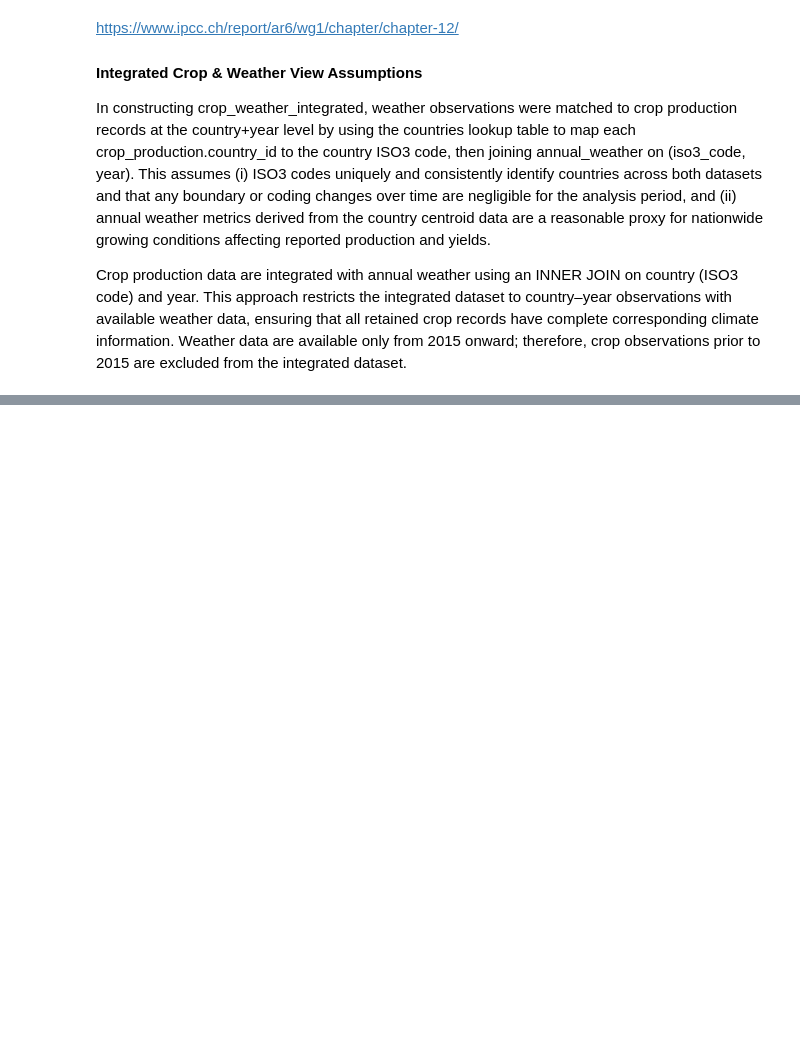
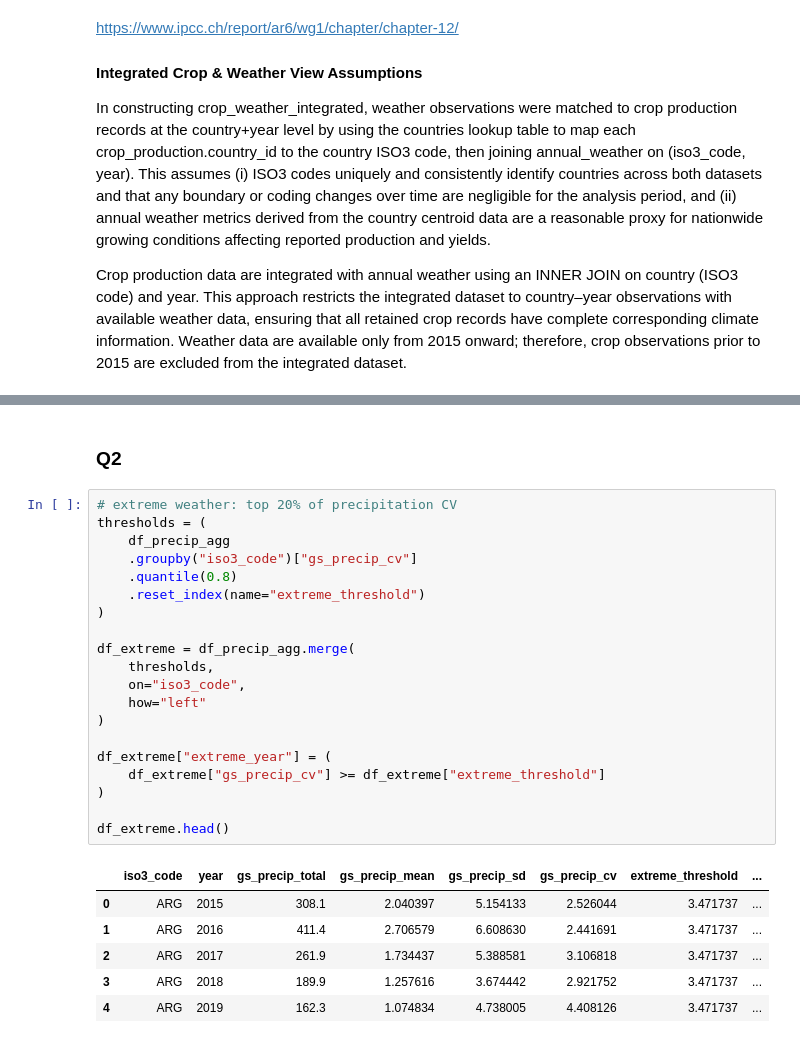
Before and after one commit to clareubc/521d_assignment, a Jupyter notebook: notebooks/Assignment 2.ipynb, the cells around one changed output, grey strips where cells are left out. Saved outputs shown, nothing was run; the diff lists cells and outputs as text; blank space fills up the shorter version.

```diff
--- a/notebooks/Assignment 2.ipynb
+++ b/notebooks/Assignment 2.ipynb
@@ -1120,0 +1288,29 @@ Crop production data are integrated with annual weather using an INNER JOIN on c
+# %% [markdown]
+### Q2
+# %%
+# extreme weather: top 20% of precipitation CV
+thresholds = (
+    df_precip_agg
+    .groupby("iso3_code")["gs_precip_cv"]
+    .quantile(0.8)
+    .reset_index(name="extreme_threshold")
+)
+
+df_extreme = df_precip_agg.merge(
+    thresholds,
+    on="iso3_code",
+    how="left"
+)
+
+df_extreme["extreme_year"] = (
+    df_extreme["gs_precip_cv"] >= df_extreme["extreme_threshold"]
+)
+
+df_extreme.head()
+# %% [output]
+|  | iso3_code | year | gs_precip_total | gs_precip_mean | gs_precip_sd | gs_precip_cv | extreme_threshold | ... |
+| 0 | ARG | 2015 | 308.1 | 2.040397 | 5.154133 | 2.526044 | 3.471737 | ... |
+| 1 | ARG | 2016 | 411.4 | 2.706579 | 6.608630 | 2.441691 | 3.471737 | ... |
+| 2 | ARG | 2017 | 261.9 | 1.734437 | 5.388581 | 3.106818 | 3.471737 | ... |
+| 3 | ARG | 2018 | 189.9 | 1.257616 | 3.674442 | 2.921752 | 3.471737 | ... |
+| 4 | ARG | 2019 | 162.3 | 1.074834 | 4.738005 | 4.408126 | 3.471737 | ... |
```
Also changed, not shown: parts of 33 cells of this notebook.
